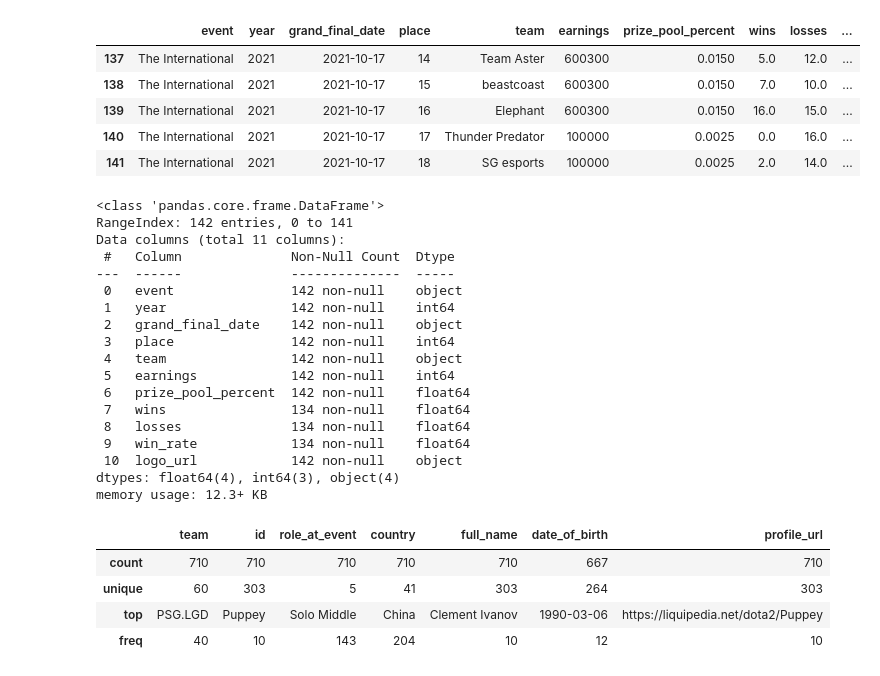
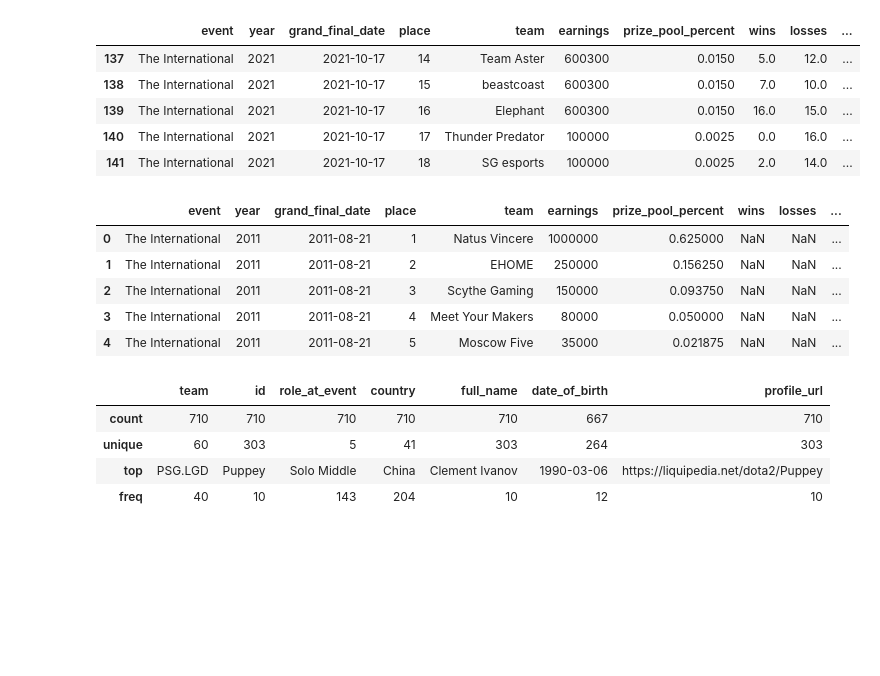
Before and after one commit to royandhika/the_international_trial, a Jupyter notebook: the_internationals.ipynb, the cells around one changed output. Drawn from its saved outputs; the diff is of its cells as text; code cells hidden in the pictures; blank space fills up the shorter version.

Commit message:
changed dtype

```diff
--- a/the_internationals.ipynb
+++ b/the_internationals.ipynb
@@ -75,26 +75,15 @@ turnamen_df.tail()
 | 140 | The International | 2021 | 2021-10-17 | 17 | Thunder Predator | 100000 | 0.0025 | 0.0 | 16.0 | ... |
 | 141 | The International | 2021 | 2021-10-17 | 18 | SG esports | 100000 | 0.0025 | 2.0 | 14.0 | ... |
 # %%
-turnamen_df.info()
+turnamen_df["grand_final_date"] = turnamen_df["grand_final_date"].astype('datetime64[ns]')
+turnamen_df.head()
 # %% [output]
-<class 'pandas.core.frame.DataFrame'>
-RangeIndex: 142 entries, 0 to 141
-Data columns (total 11 columns):
- #   Column              Non-Null Count  Dtype
----  ------              --------------  -----
- 0   event               142 non-null    object
- 1   year                142 non-null    int64
- 2   grand_final_date    142 non-null    object
- 3   place               142 non-null    int64
- 4   team                142 non-null    object
- 5   earnings            142 non-null    int64
- 6   prize_pool_percent  142 non-null    float64
- 7   wins                134 non-null    float64
- 8   losses              134 non-null    float64
- 9   win_rate            134 non-null    float64
- 10  logo_url            142 non-null    object
-dtypes: float64(4), int64(3), object(4)
-memory usage: 12.3+ KB
+|  | event | year | grand_final_date | place | team | earnings | prize_pool_percent | wins | losses | ... |
+| 0 | The International | 2011 | 2011-08-21 | 1 | Natus Vincere | 1000000 | 0.625000 | NaN | NaN | ... |
+| 1 | The International | 2011 | 2011-08-21 | 2 | EHOME | 250000 | 0.156250 | NaN | NaN | ... |
+| 2 | The International | 2011 | 2011-08-21 | 3 | Scythe Gaming | 150000 | 0.093750 | NaN | NaN | ... |
+| 3 | The International | 2011 | 2011-08-21 | 4 | Meet Your Makers | 80000 | 0.050000 | NaN | NaN | ... |
+| 4 | The International | 2011 | 2011-08-21 | 5 | Moscow Five | 35000 | 0.021875 | NaN | NaN | ... |
 # %%
 roster_df.describe(include = 'object')
 # %% [output]
```
Also changed, not shown: parts of 1 cell of this notebook.
